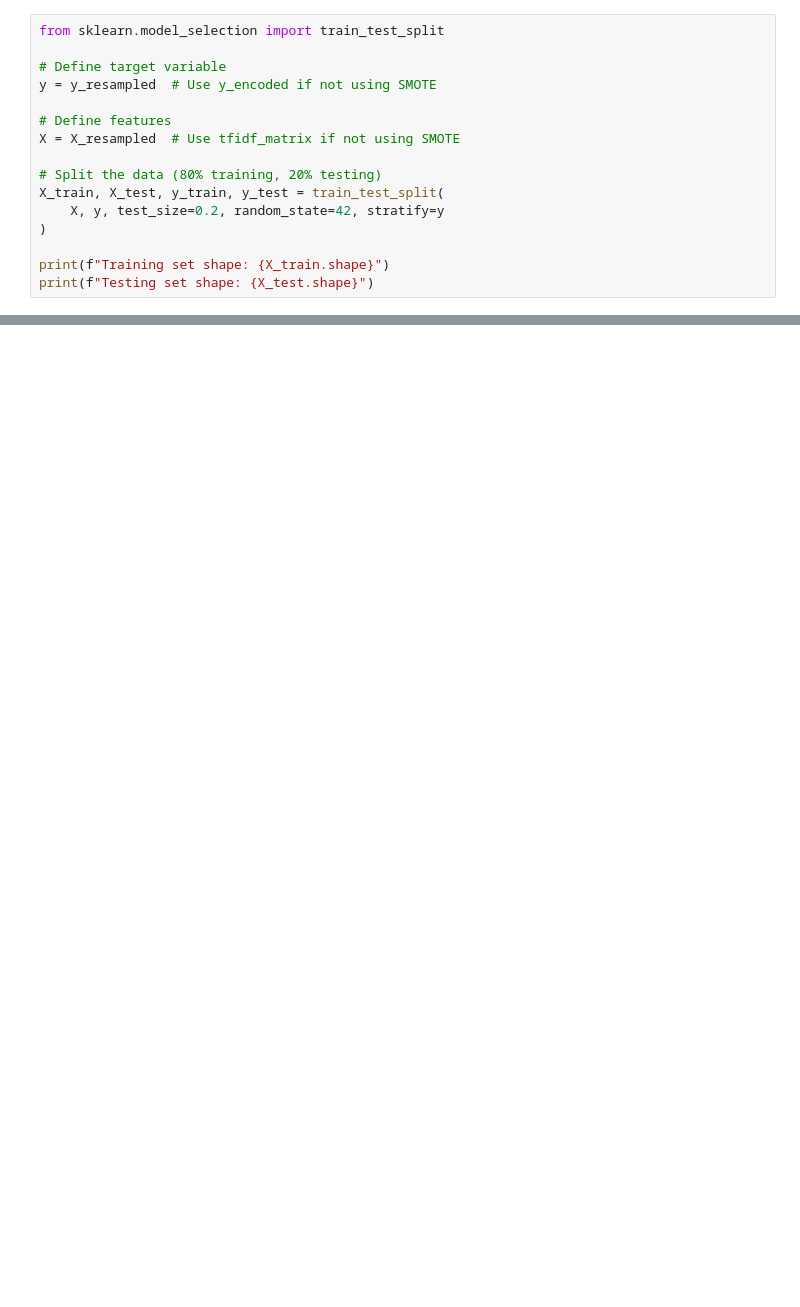
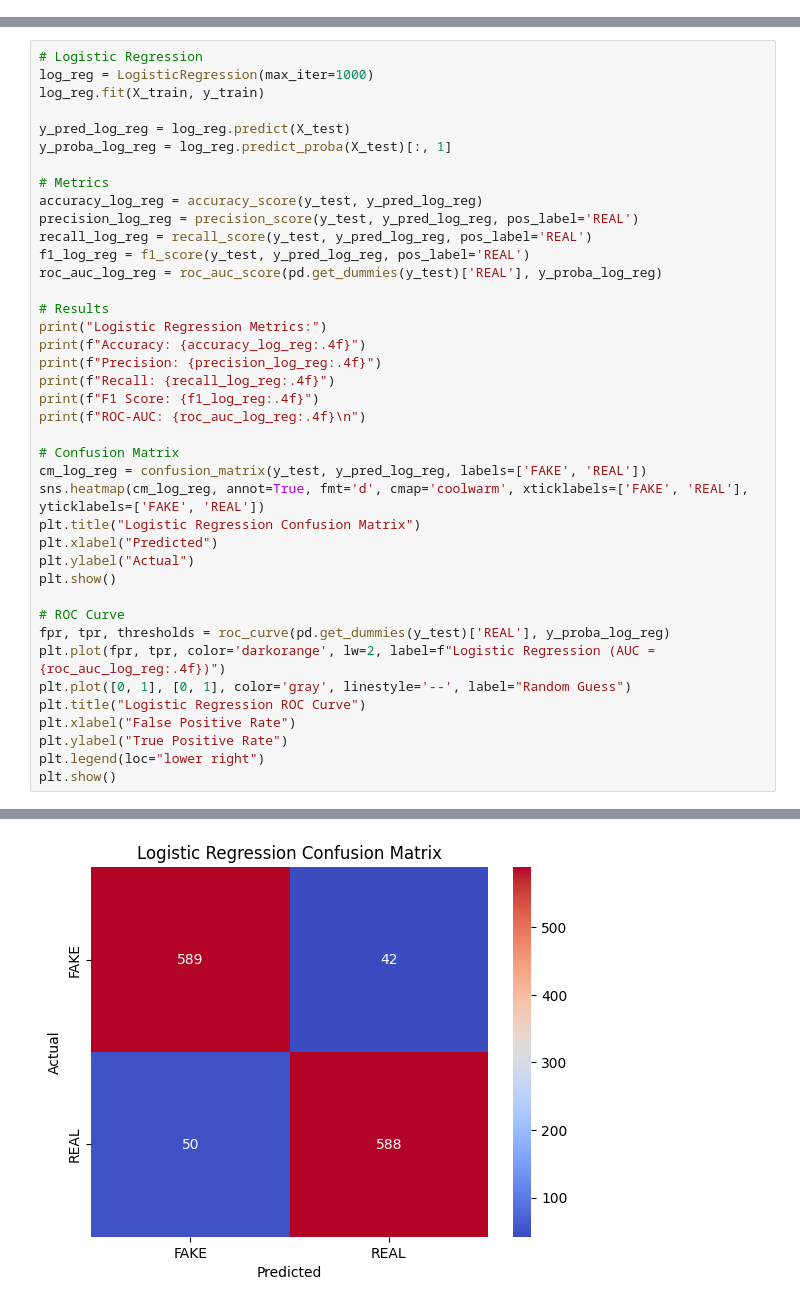
Before and after one commit to Vardhan-Harsh07/Fake-News-Detection-Using-Machine-Learning, a Jupyter notebook: Fake_News_Detection.ipynb, the cells around one changed output, grey strips where cells are left out. Saved outputs shown, nothing was run; the diff lists cells and outputs as text; blank space fills up the shorter version.

```diff
--- a/Fake_News_Detection.ipynb
+++ b/Fake_News_Detection.ipynb
@@ -219,16 +177,0 @@ After SMOTE, counts of label '0': 1871
-# %%
-from sklearn.model_selection import train_test_split
-
-# Define target variable
-y = y_resampled  # Use y_encoded if not using SMOTE
-
-# Define features
-X = X_resampled  # Use tfidf_matrix if not using SMOTE
-
-# Split the data (80% training, 20% testing)
-X_train, X_test, y_train, y_test = train_test_split(
-    X, y, test_size=0.2, random_state=42, stratify=y
-)
-
-print(f"Training set shape: {X_train.shape}")
-print(f"Testing set shape: {X_test.shape}")
@@ -479,0 +178,41 @@ Passing `palette` without assigning `hue` is deprecated and will be removed in v
+# %%
+# Logistic Regression
+log_reg = LogisticRegression(max_iter=1000)
+log_reg.fit(X_train, y_train)
+
+y_pred_log_reg = log_reg.predict(X_test)
+y_proba_log_reg = log_reg.predict_proba(X_test)[:, 1]
+
+# Metrics
+accuracy_log_reg = accuracy_score(y_test, y_pred_log_reg)
+precision_log_reg = precision_score(y_test, y_pred_log_reg, pos_label='REAL')
+recall_log_reg = recall_score(y_test, y_pred_log_reg, pos_label='REAL')
+f1_log_reg = f1_score(y_test, y_pred_log_reg, pos_label='REAL')
+roc_auc_log_reg = roc_auc_score(pd.get_dummies(y_test)['REAL'], y_proba_log_reg)
+
+# Results
+print("Logistic Regression Metrics:")
+print(f"Accuracy: {accuracy_log_reg:.4f}")
+print(f"Precision: {precision_log_reg:.4f}")
+print(f"Recall: {recall_log_reg:.4f}")
+print(f"F1 Score: {f1_log_reg:.4f}")
+print(f"ROC-AUC: {roc_auc_log_reg:.4f}\n")
+
+# Confusion Matrix
+cm_log_reg = confusion_matrix(y_test, y_pred_log_reg, labels=['FAKE', 'REAL'])
+sns.heatmap(cm_log_reg, annot=True, fmt='d', cmap='coolwarm', xticklabels=['FAKE', 'REAL'], yticklabels=['FAKE', 'REAL'])
+plt.title("Logistic Regression Confusion Matrix")
+plt.xlabel("Predicted")
+plt.ylabel("Actual")
+plt.show()
+
+# ROC Curve
+fpr, tpr, thresholds = roc_curve(pd.get_dummies(y_test)['REAL'], y_proba_log_reg)
+plt.plot(fpr, tpr, color='darkorange', lw=2, label=f"Logistic Regression (AUC = {roc_auc_log_reg:.4f})")
+plt.plot([0, 1], [0, 1], color='gray', linestyle='--', label="Random Guess")
+plt.title("Logistic Regression ROC Curve")
+plt.xlabel("False Positive Rate")
+plt.ylabel("True Positive Rate")
+plt.legend(loc="lower right")
+plt.show()
+# %% [output]
@@ -479,0 +232 @@ Passing `palette` without assigning `hue` is deprecated and will be removed in v
+[figure, added]
```
Also changed, not shown: parts of 25 cells of this notebook.
